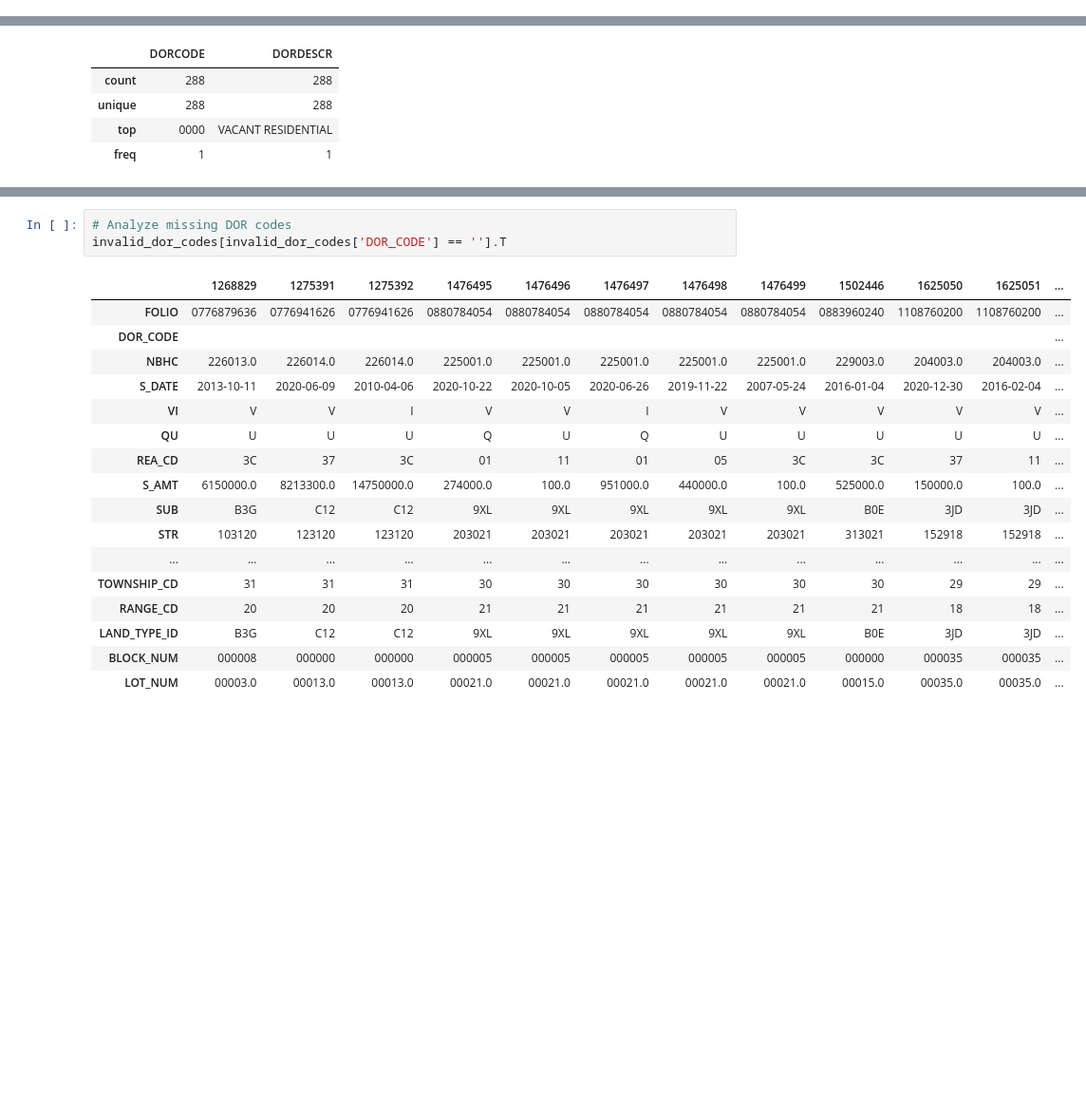
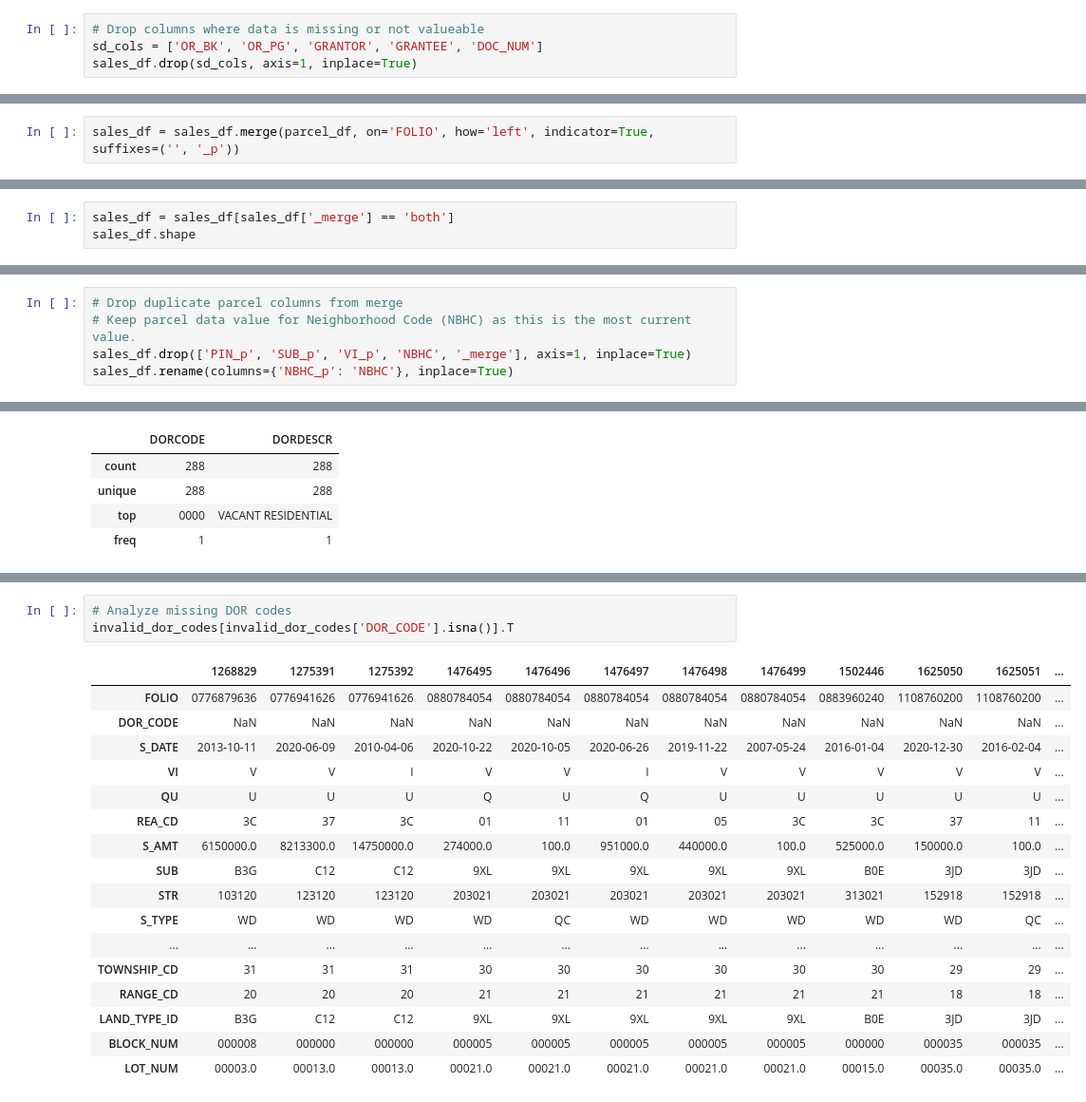
Before and after one commit to mkars01/real-estate-invest-recommender, a Jupyter notebook: notebooks/02_data_wrangling_process.ipynb, the cells around one changed output, grey strips where cells are left out. Shown at 95% size. Cells and saved outputs as stored; diff of their text form; blank space fills up the shorter version.

```diff
--- a/notebooks/02_data_wrangling_process.ipynb
+++ b/notebooks/02_data_wrangling_process.ipynb
@@ -58,0 +239,4 @@ sales_df[sales_df['DOC_NUM'] == '2018356883'].T
+# %%
+# Drop columns where data is missing or not valueable
+sd_cols = ['OR_BK', 'OR_PG', 'GRANTOR', 'GRANTEE', 'DOC_NUM']
+sales_df.drop(sd_cols, axis=1, inplace=True)
@@ -58,0 +268,2 @@ sales_df[sales_df['DOC_NUM'] == '2018356883'].T
+# %%
+sales_df = sales_df.merge(parcel_df, on='FOLIO', how='left', indicator=True, suffixes=('', '_p'))
@@ -58,0 +316,3 @@ sales_df[sales_df['DOC_NUM'] == '2018356883'].T
+# %%
+sales_df = sales_df[sales_df['_merge'] == 'both']
+sales_df.shape
@@ -58,0 +321,5 @@ sales_df[sales_df['DOC_NUM'] == '2018356883'].T
+# %%
+# Drop duplicate parcel columns from merge
+# Keep parcel data value for Neighborhood Code (NBHC) as this is the most current value.
+sales_df.drop(['PIN_p', 'SUB_p', 'VI_p', 'NBHC', '_merge'], axis=1, inplace=True)
+sales_df.rename(columns={'NBHC_p': 'NBHC'}, inplace=True)
@@ -161,11 +451,10 @@ array(['', '1050', '1421', '1422', '1423', '1750', '1751', '1851', '1950',
 # %%
 # Analyze missing DOR codes
-invalid_dor_codes[invalid_dor_codes['DOR_CODE'] == ''].T
+invalid_dor_codes[invalid_dor_codes['DOR_CODE'].isna()].T
 # %% [output]
 |  | 1268829 | 1275391 | 1275392 | 1476495 | 1476496 | 1476497 | 1476498 | 1476499 | 1502446 | 1625050 | 1625051 | ... |
 | FOLIO | 0776879636 | 0776941626 | 0776941626 | 0880784054 | 0880784054 | 0880784054 | 0880784054 | 0880784054 | 0883960240 | 1108760200 | 1108760200 | ... |
-| DOR_CODE |  |  |  |  |  |  |  |  |  |  |  | ... |
-| NBHC | 226013.0 | 226014.0 | 226014.0 | 225001.0 | 225001.0 | 225001.0 | 225001.0 | 225001.0 | 229003.0 | 204003.0 | 204003.0 | ... |
+| DOR_CODE | NaN | NaN | NaN | NaN | NaN | NaN | NaN | NaN | NaN | NaN | NaN | ... |
 | S_DATE | 2013-10-11 | 2020-06-09 | 2010-04-06 | 2020-10-22 | 2020-10-05 | 2020-06-26 | 2019-11-22 | 2007-05-24 | 2016-01-04 | 2020-12-30 | 2016-02-04 | ... |
 | VI | V | V | I | V | V | I | V | V | V | V | V | ... |
 | QU | U | U | U | Q | U | Q | U | U | U | U | U | ... |
@@ -173,6 +462,7 @@ invalid_dor_codes[invalid_dor_codes['DOR_CODE'] == ''].T
 | S_AMT | 6150000.0 | 8213300.0 | 14750000.0 | 274000.0 | 100.0 | 951000.0 | 440000.0 | 100.0 | 525000.0 | 150000.0 | 100.0 | ... |
 | SUB | B3G | C12 | C12 | 9XL | 9XL | 9XL | 9XL | 9XL | B0E | 3JD | 3JD | ... |
 | STR | 103120 | 123120 | 123120 | 203021 | 203021 | 203021 | 203021 | 203021 | 313021 | 152918 | 152918 | ... |
+| S_TYPE | WD | WD | WD | WD | QC | WD | WD | WD | WD | WD | QC | ... |
 | ... | ... | ... | ... | ... | ... | ... | ... | ... | ... | ... | ... | ... |
 | TOWNSHIP_CD | 31 | 31 | 31 | 30 | 30 | 30 | 30 | 30 | 30 | 29 | 29 | ... |
 | RANGE_CD | 20 | 20 | 20 | 21 | 21 | 21 | 21 | 21 | 21 | 18 | 18 | ... |
```
Also changed, not shown: parts of 74 cells of this notebook.
